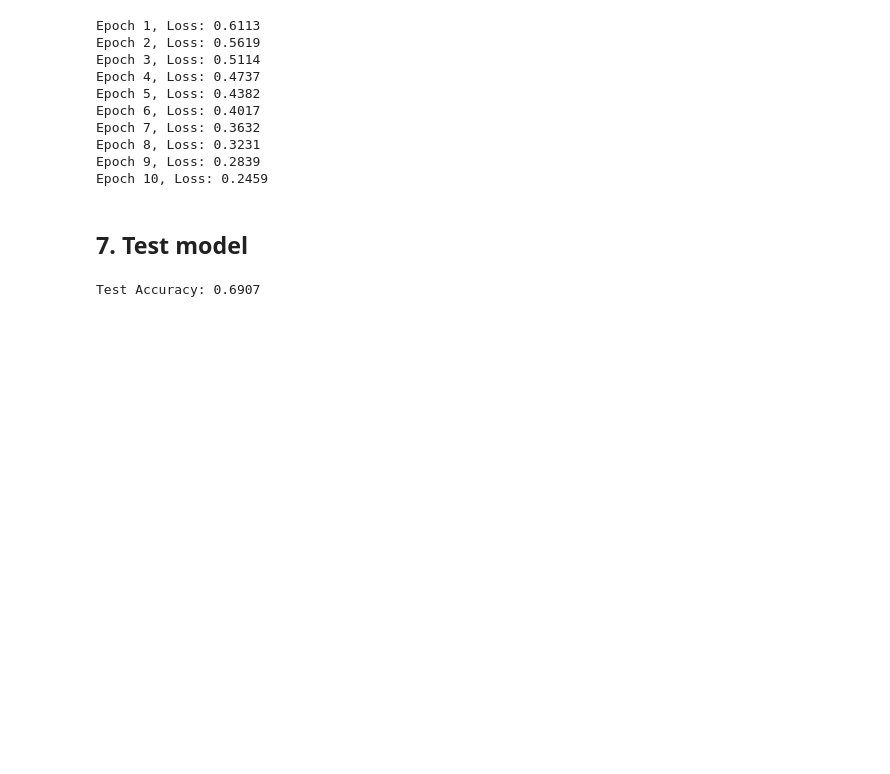
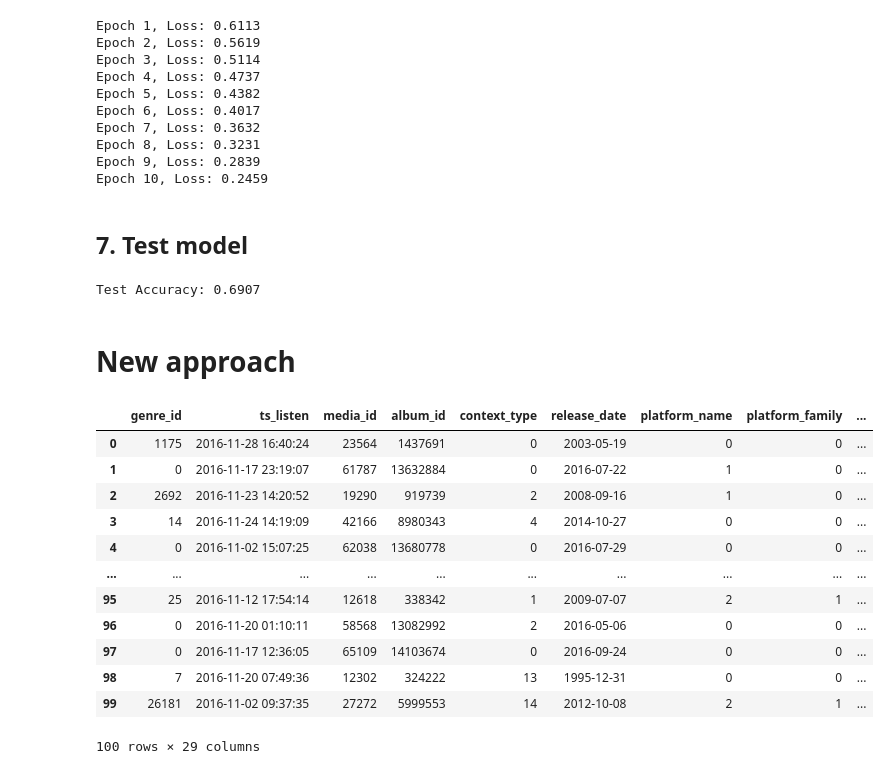
Before and after one commit to lucarenz1997/recommender_systems, a Jupyter notebook: Hybrid-NCF.ipynb, the cells around one changed output. Drawn from its saved outputs; the diff is of its cells as text; code cells hidden in the pictures; blank space fills up the shorter version.

Commit message:
new approach with other features

```diff
--- a/Hybrid-NCF.ipynb
+++ b/Hybrid-NCF.ipynb
@@ -180,3 +180,30 @@ with torch.no_grad():
 print(f"Test Accuracy: {correct / total:.4f}")
 # %% [output]
 Test Accuracy: 0.6907
+# %% [markdown]
+# New approach
+# %%
+#Load data
+data = pd.read_csv("/content/drive/MyDrive/Recommender/preprocessed.csv")
+
+#Encoding für `user_id` und `media_id` (nur Collaborative Filtering)**
+user_encoder = LabelEncoder()
+item_encoder = LabelEncoder()
+data["user_id"] = user_encoder.fit_transform(data["user_id"])
+data["media_id"] = item_encoder.fit_transform(data["media_id"])
+
+data.head(100)
+# %% [output]
+|  | genre_id | ts_listen | media_id | album_id | context_type | release_date | platform_name | platform_family | ... |
+| 0 | 1175 | 2016-11-28 16:40:24 | 23564 | 1437691 | 0 | 2003-05-19 | 0 | 0 | ... |
+| 1 | 0 | 2016-11-17 23:19:07 | 61787 | 13632884 | 0 | 2016-07-22 | 1 | 0 | ... |
+| 2 | 2692 | 2016-11-23 14:20:52 | 19290 | 919739 | 2 | 2008-09-16 | 1 | 0 | ... |
+| 3 | 14 | 2016-11-24 14:19:09 | 42166 | 8980343 | 4 | 2014-10-27 | 0 | 0 | ... |
+| 4 | 0 | 2016-11-02 15:07:25 | 62038 | 13680778 | 0 | 2016-07-29 | 0 | 0 | ... |
+| ... | ... | ... | ... | ... | ... | ... | ... | ... | ... |
+| 95 | 25 | 2016-11-12 17:54:14 | 12618 | 338342 | 1 | 2009-07-07 | 2 | 1 | ... |
+| 96 | 0 | 2016-11-20 01:10:11 | 58568 | 13082992 | 2 | 2016-05-06 | 0 | 0 | ... |
+| 97 | 0 | 2016-11-17 12:36:05 | 65109 | 14103674 | 0 | 2016-09-24 | 0 | 0 | ... |
+| 98 | 7 | 2016-11-20 07:49:36 | 12302 | 324222 | 13 | 1995-12-31 | 0 | 0 | ... |
+| 99 | 26181 | 2016-11-02 09:37:35 | 27272 | 5999553 | 14 | 2012-10-08 | 2 | 1 | ... |
+100 rows × 29 columns
```
Also changed, not shown: parts of 8 cells of this notebook.
